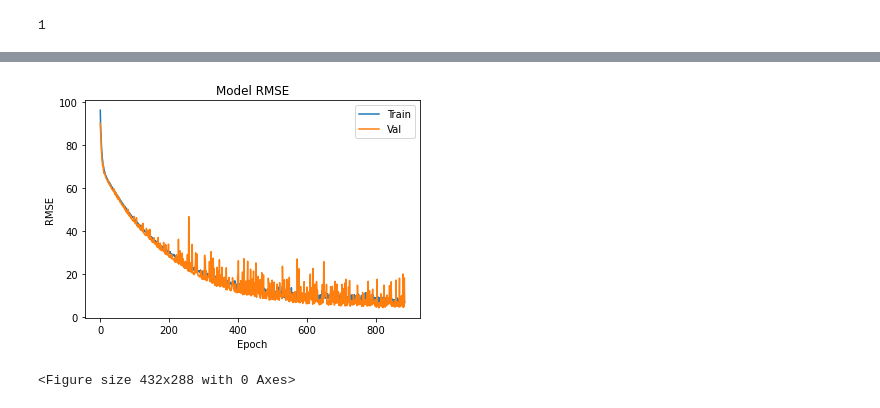
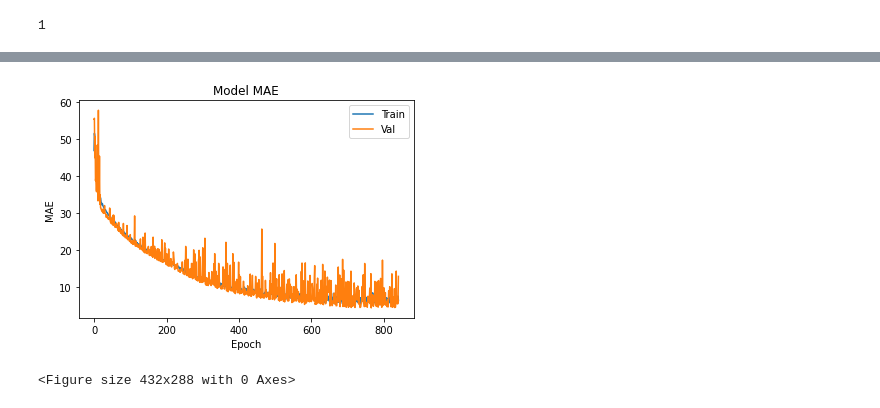
Before and after one commit to Swayamprakashpatel/Sol_ME, a Jupyter notebook: Sol_ME.ipynb, the cells around one changed output, grey strips where cells are left out. Saved outputs shown, nothing was run; the diff lists cells and outputs as text; code cells hidden in the pictures.

```diff
--- a/Sol_ME.ipynb
+++ b/Sol_ME.ipynb
@@ -7,12 +7,13 @@ import pandas as pd
 import numpy as np
 import io
 #df = pd.read_csv('/content/drive/My Drive/DE.csv', low_memory=False,)
-url = '/content/Data_FP.csv'
+url = '/content/Data_FP_7.csv'
 df = pd.read_csv(url, low_memory=False,) # Run for labeled data
 
 #df.fillna('&',inplace=True)
 df.drop('DRUG', axis = 1, inplace = True)
 df.drop('CARRIER', axis = 1, inplace = True)
+df.drop('LogP_D', axis = 1, inplace = True)
 print(df.shape)
 df.head()
 df.dtypes
@@ -55,8 +56,8 @@ Y_test = np.asarray(Y_test).astype(np.int64)
 
 filepath = '/content/drive/My Drive/SOLModel.hdf5'
 
-checkpoint = [tf.keras.callbacks.ModelCheckpoint(filepath, monitor='val_root_mean_squared_error', mode='min', save_best_only=True, Save_weights_only = False, verbose = 1),
-              tf.keras.callbacks.EarlyStopping(monitor='val_root_mean_squared_error', patience=75, verbose =1)]
+checkpoint = [tf.keras.callbacks.ModelCheckpoint(filepath, monitor='val_mean_absolute_error', mode='min', save_best_only=True, Save_weights_only = False, verbose = 1),
+              tf.keras.callbacks.EarlyStopping(monitor='val_mean_absolute_error', patience=75, verbose =1)]
 output_nodes = Y.shape[1]
 print(output_nodes)
 # %% [output]
@@ -66,9 +67,9 @@ model = tf.keras.Sequential([
                              tf.keras.layers.Dense(512, activation='relu', input_shape=(1762,)),
                              tf.keras.layers.Dense(512, activation='relu'),
                              #tf.keras.layers.Dense(1762, activation='relu'),
-                             tf.keras.layers.Dense(output_nodes, activation ='linear')])
+                             tf.keras.layers.Dense(output_nodes, activation ='relu')])
 
-model.compile(optimizer=tf.keras.optimizers.Adadelta(learning_rate = 0.1), loss=tf.keras.losses.MeanSquaredError(), metrics=[tf.keras.metrics.RootMeanSquaredError()])
+model.compile(optimizer=tf.keras.optimizers.Adadelta(learning_rate = 0.1), loss=tf.keras.losses.MeanSquaredError(), metrics=[tf.keras.metrics.MeanAbsoluteError()])
 hist = model.fit(X, Y, epochs= 2000, callbacks=[checkpoint],validation_data=(X, Y), batch_size= None)
 model.evaluate(X_test, Y_test)
 
@@ -98,12 +118,12 @@ print(val_loss)
 # %%
-plt.plot(hist.history['root_mean_squared_error'])
-plt.plot(hist.history['val_root_mean_squared_error'])
-plt.title('Model RMSE')
-plt.ylabel('RMSE')
+plt.plot(hist.history['mean_absolute_error'])
+plt.plot(hist.history['val_mean_absolute_error'])
+plt.title('Model MAE')
+plt.ylabel('MAE')
 plt.xlabel('Epoch')
 plt.legend(['Train', 'Val'], loc='upper right')
 plt.show()
 plt.savefig('Training.svg', dpi = 600)
 # %% [output]
-[figure, old version]
+[figure, new version]
 <Figure size 432x288 with 0 Axes>
```
Also changed, not shown: parts of 6 cells of this notebook.
